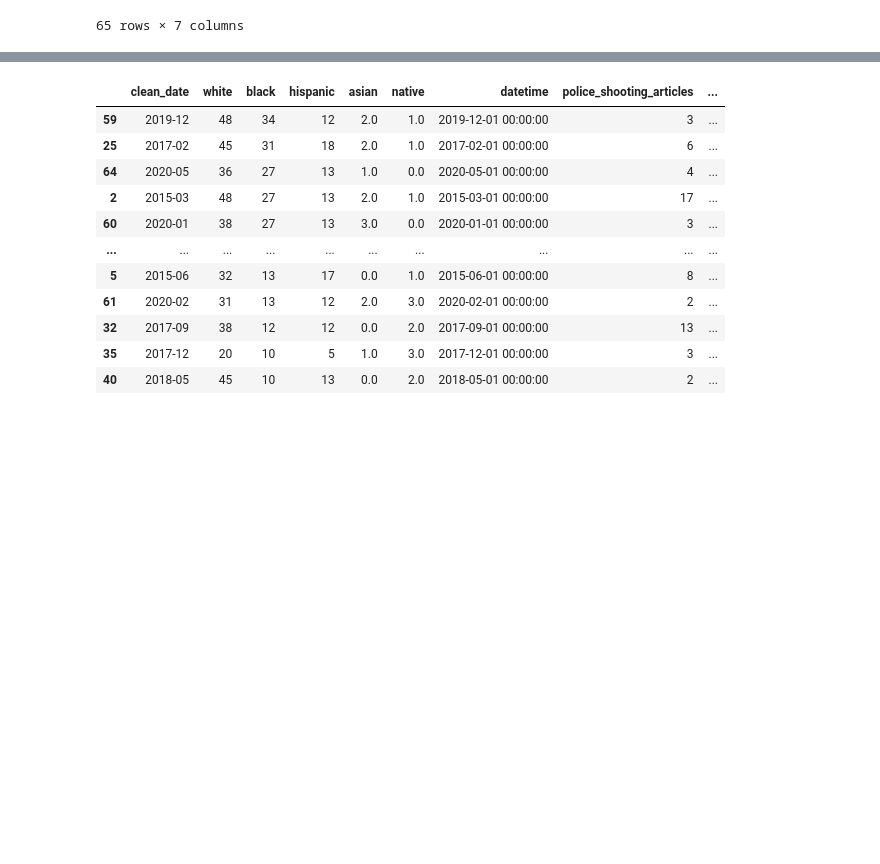
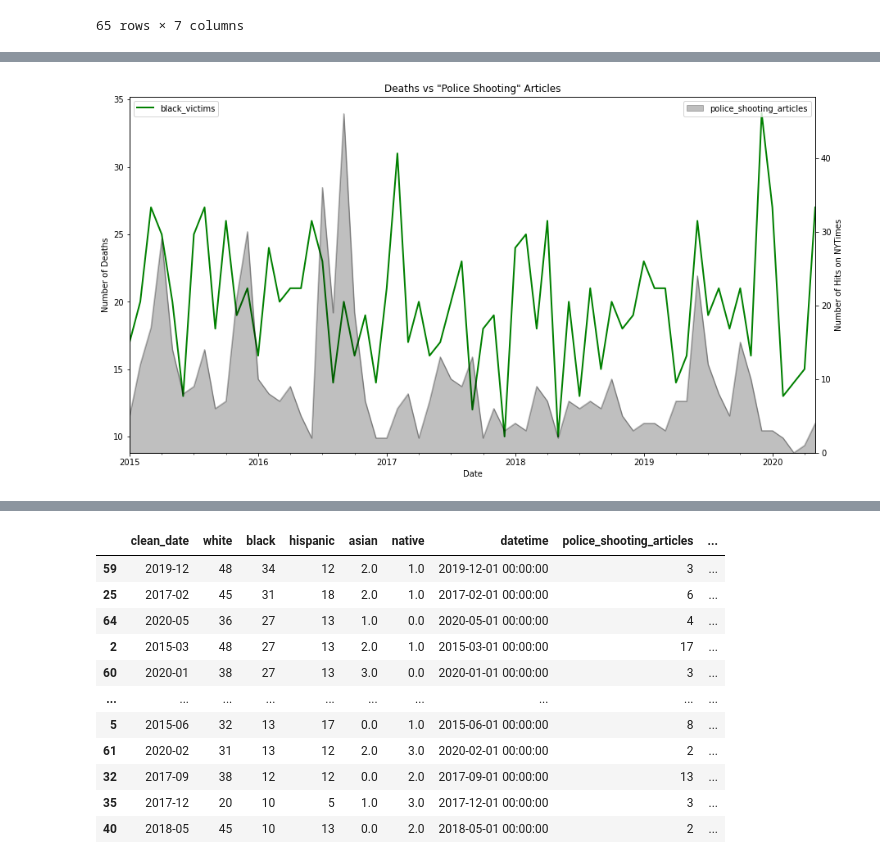
Before and after one commit to sasithwij/project1, a Jupyter notebook: news.ipynb, the cells around one changed output, grey strips where cells are left out. Drawn from its saved outputs; the diff is of its cells as text; code cells hidden in the pictures; blank space fills up the shorter version.

```diff
--- a/news.ipynb
+++ b/news.ipynb
@@ -235,0 +303,12 @@ articles_df.head()
+# %%
+ax = chart_df.plot('datetime', 'black', label='black_victims',figsize=(15,8), color='green', lw=2)
+
+ax2 = ax.twinx()
+articles_df.plot.area('datetime', 'police_shooting_articles', label='police_shooting_articles', ax=ax2, alpha=.25, color='black')
+leg = ax.legend(loc='upper left')
+ax.set(xlabel='Date', ylabel='Number of Deaths', title='Deaths vs "Police Shooting" Articles')
+ax2.set(ylabel='Number of Hits on NYTimes')
+
+plt.savefig("Images/deaths_vs_shooting_articles.svg")
+# %% [output]
+[figure, added]
```
Also changed, not shown: parts of 11 cells of this notebook.
